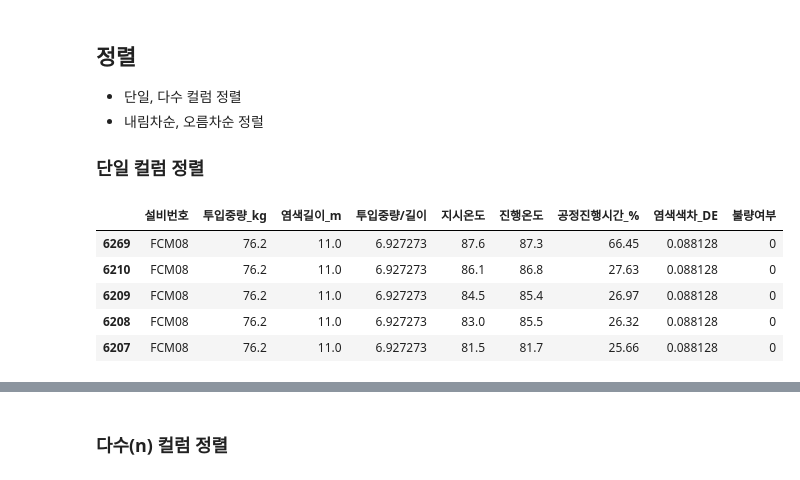
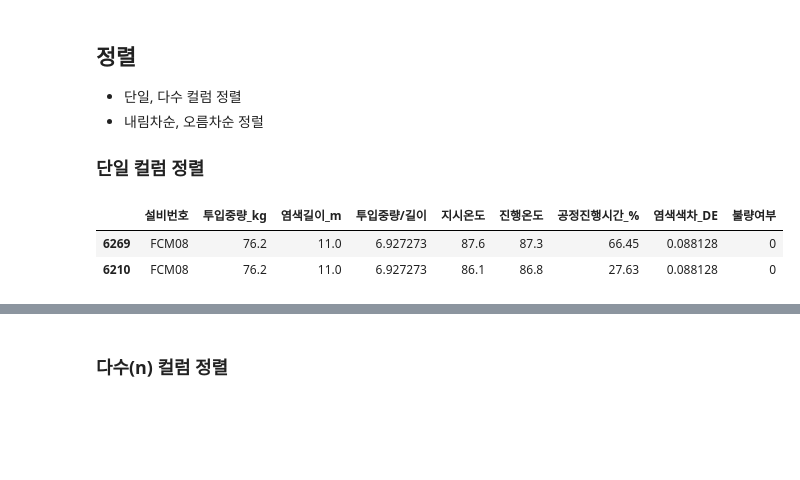
Before and after one commit to tech-ai88/Data, a Jupyter notebook: 01.Pandas.ipynb, the cells around one changed output, grey strips where cells are left out. Drawn from its saved outputs; the diff is of its cells as text; code cells hidden in the pictures; blank space fills up the shorter version.

```diff
--- a/01.Pandas.ipynb
+++ b/01.Pandas.ipynb
@@ -693,13 +758,10 @@ dye.to_csv('./Data/염색공정_수정.csv', encoding='cp949', index=False)
 dye=pd.read_csv('./Data_Set/염색공정_수정.csv', encoding='cp949')
 # %%
 # 염색 색차 정렬 - 오름 차순
-dye.sort_values(by='염색색차_DE').head()      # 원본 데이터 영향을 안 준다. by 생략 가능
+dye.sort_values(by='염색색차_DE').head(2)      # 원본 데이터 영향을 안 준다. by 생략 가능
 # %% [output]
 |  | 설비번호 | 투입중량_kg | 염색길이_m | 투입중량/길이 | 지시온도 | 진행온도 | 공정진행시간_% | 염색색차_DE | 불량여부 |
 | 6269 | FCM08 | 76.2 | 11.0 | 6.927273 | 87.6 | 87.3 | 66.45 | 0.088128 | 0 |
 | 6210 | FCM08 | 76.2 | 11.0 | 6.927273 | 86.1 | 86.8 | 27.63 | 0.088128 | 0 |
-| 6209 | FCM08 | 76.2 | 11.0 | 6.927273 | 84.5 | 85.4 | 26.97 | 0.088128 | 0 |
-| 6208 | FCM08 | 76.2 | 11.0 | 6.927273 | 83.0 | 85.5 | 26.32 | 0.088128 | 0 |
-| 6207 | FCM08 | 76.2 | 11.0 | 6.927273 | 81.5 | 81.7 | 25.66 | 0.088128 | 0 |
 # %%
 # 염색 색차 정렬 - 내림 차순
```
Also changed, not shown: parts of 61 cells of this notebook, 2 other files.
